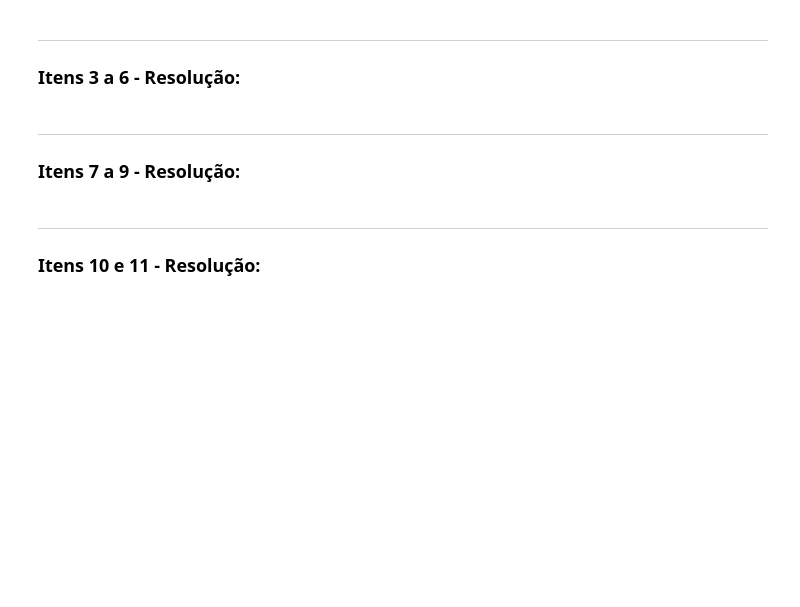
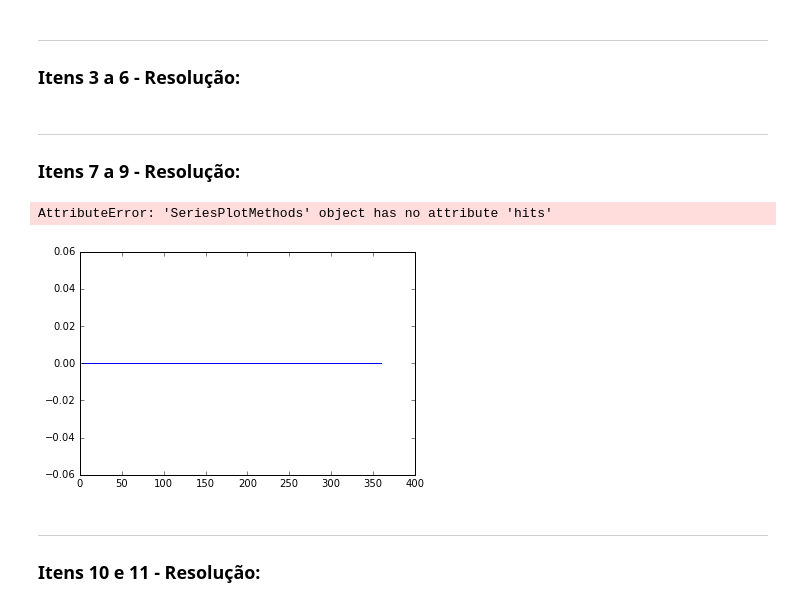
Before and after one commit to brunodratcu/CD_nao_bugado, a Jupyter notebook: miniporjeto1/MiniProjeto1 Layout.ipynb, the cells around one changed output. Drawn from its saved outputs; the diff is of its cells as text; code cells hidden in the pictures; blank space fills up the shorter version.

```diff
--- a/miniporjeto1/MiniProjeto1 Layout.ipynb
+++ b/miniporjeto1/MiniProjeto1 Layout.ipynb
@@ -177,6 +175,13 @@ ___
 # %% [markdown]
 ___
 ### Itens 7 a 9 - Resolução:
+# %%
+plt.plot(direcao, stats.weibull_max.pdf(direcao, 1.75, loc=0.17, scale=360))
+direcao.plot.hits(bins=100, normed=True)
+plt.show()
+# %% [output]
+AttributeError: 'SeriesPlotMethods' object has no attribute 'hits'
+[figure, added]
 # %% [markdown]
 ___
 ### Itens 10 e 11 - Resolução:
```
Also changed, not shown: parts of 2 cells of this notebook, 1 other file.
